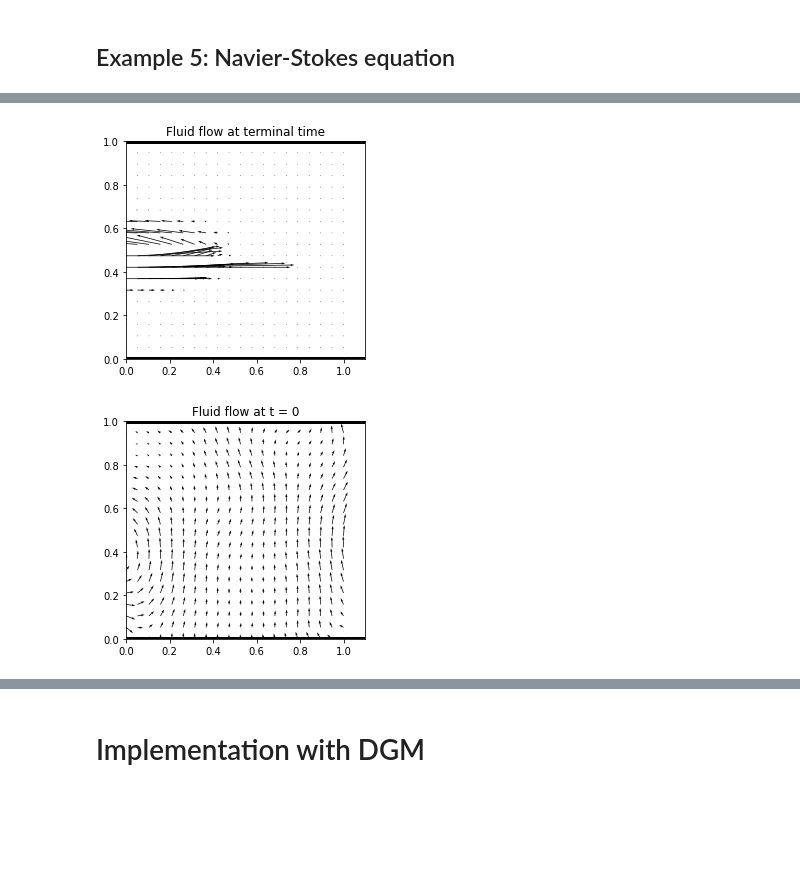
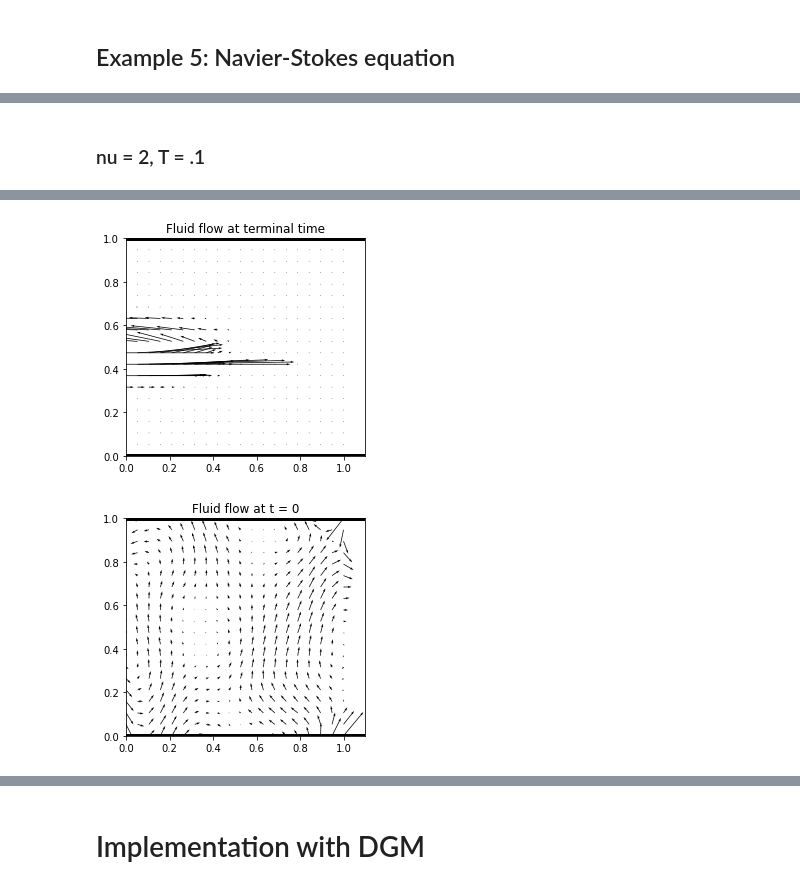
Before and after one commit to nguwijy/deep_branching_with_domain, a Jupyter notebook: deep_branching_with_domain.ipynb, the cells around one changed output, grey strips where cells are left out. Saved outputs shown, nothing was run; the diff lists cells and outputs as text; code cells hidden in the pictures; blank space fills up the shorter version.

```diff
--- a/deep_branching_with_domain.ipynb
+++ b/deep_branching_with_domain.ipynb
@@ -753,6 +818,9 @@ def plot_fluid(model, nb_points=20):
+# %% [markdown]
+### nu = 2, T = .1
 # %%
+nu = 2
 patches = 1
-T = patches * 1
+T = patches * .1
 MAX_VAL = 100
 
 # define NN and train
@@ -790,6 +858,7 @@ model = Net(
     fix_t_dim=True,
     overtrain_rate=0.,
     outlier_multiplier=10,
+    continue_from_checkpoint="logs/20220530-162010-navier_stokes_2d_with_boundary-T1-nu0.2",
 )
 model.train_and_eval(debug_mode=False)
 plot_fluid(model)
@@ -814,2 +883,2 @@ Patch 0: training of u with 10000 epochs take 263.2570376396179 seconds.
 [figure]
-[figure, old version]
+[figure, new version]
```
Also changed, not shown: parts of 10 cells of this notebook.
